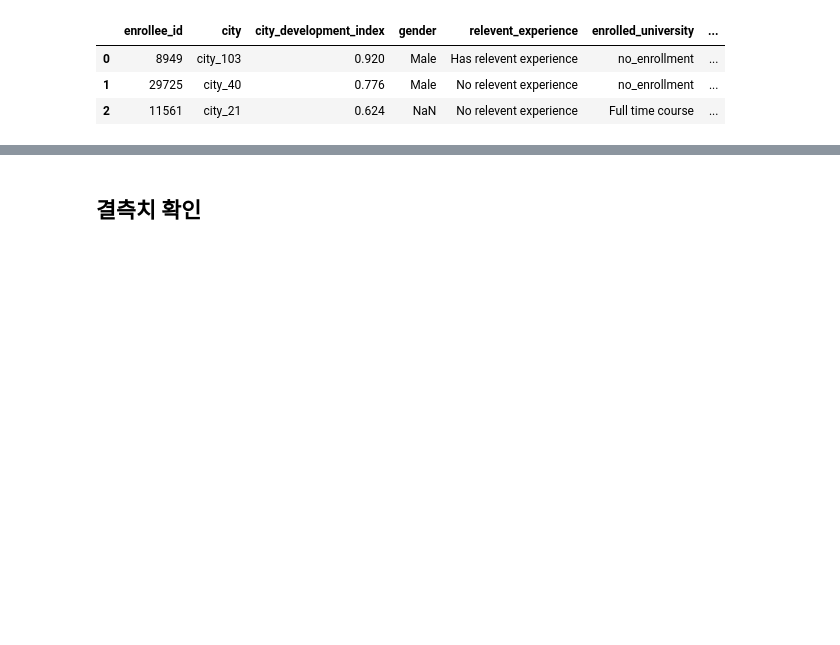
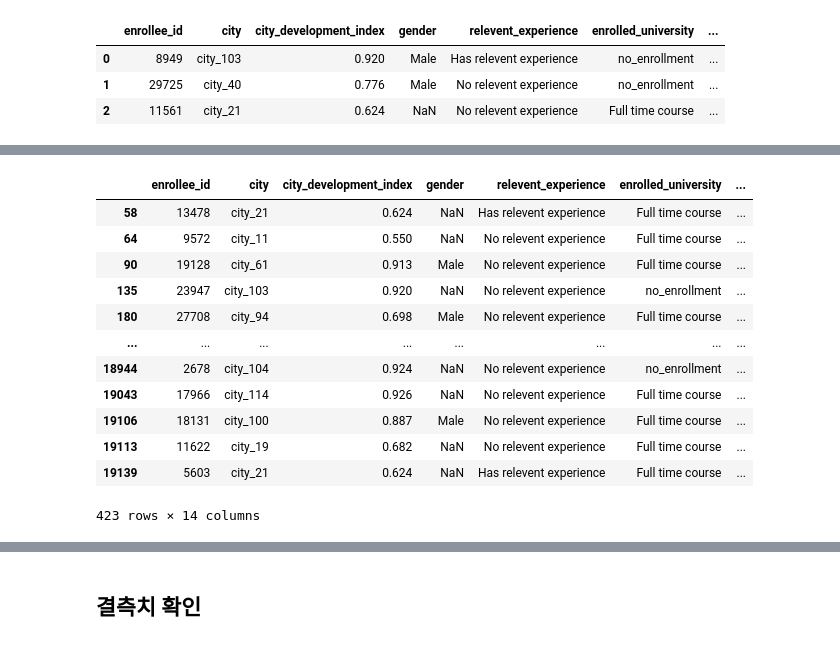
Before and after one commit to SNU-Fintech-6th/ML_project, a Jupyter notebook: HR Analysis.ipynb, the cells around one changed output, grey strips where cells are left out. Saved outputs shown, nothing was run; the diff lists cells and outputs as text; code cells hidden in the pictures; blank space fills up the shorter version.

```diff
--- a/HR Analysis.ipynb
+++ b/HR Analysis.ipynb
@@ -42,0 +130,16 @@ aug_train.head(3)
+# %%
+aug_train[aug_train['last_new_job'].isna()]
+# %% [output]
+|  | enrollee_id | city | city_development_index | gender | relevent_experience | enrolled_university | ... |
+| 58 | 13478 | city_21 | 0.624 | NaN | Has relevent experience | Full time course | ... |
+| 64 | 9572 | city_11 | 0.550 | NaN | No relevent experience | Full time course | ... |
+| 90 | 19128 | city_61 | 0.913 | Male | No relevent experience | Full time course | ... |
+| 135 | 23947 | city_103 | 0.920 | NaN | No relevent experience | no_enrollment | ... |
+| 180 | 27708 | city_94 | 0.698 | Male | No relevent experience | Full time course | ... |
+| ... | ... | ... | ... | ... | ... | ... | ... |
+| 18944 | 2678 | city_104 | 0.924 | NaN | No relevent experience | no_enrollment | ... |
+| 19043 | 17966 | city_114 | 0.926 | NaN | No relevent experience | Full time course | ... |
+| 19106 | 18131 | city_100 | 0.887 | Male | No relevent experience | Full time course | ... |
+| 19113 | 11622 | city_19 | 0.682 | NaN | No relevent experience | Full time course | ... |
+| 19139 | 5603 | city_21 | 0.624 | NaN | Has relevent experience | Full time course | ... |
+423 rows × 14 columns
```
Also changed, not shown: parts of 31 cells of this notebook.
